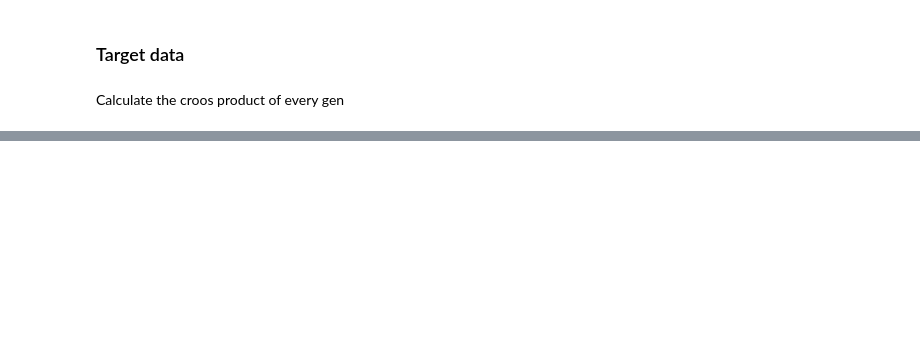
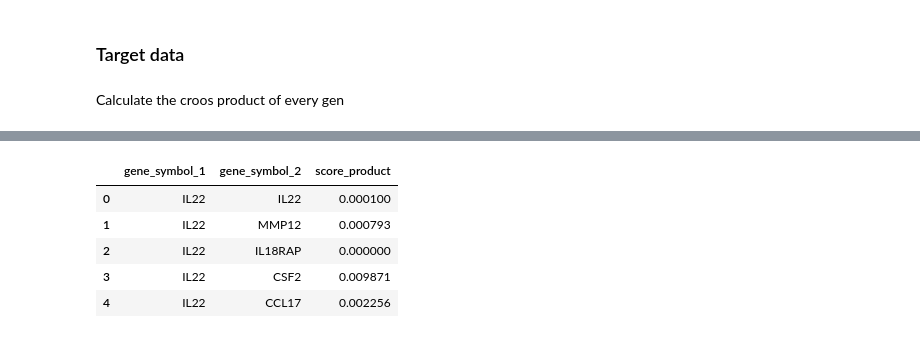
Before and after one commit to Emilioespinosaa/MultiTIE_GIG, a Jupyter notebook: notebooks/models/Training_models.ipynb, the cells around one changed output, grey strips where cells are left out. Cells and saved outputs as stored; diff of their text form; code cells hidden in the pictures; blank space fills up the shorter version.

```diff
--- a/notebooks/models/Training_models.ipynb
+++ b/notebooks/models/Training_models.ipynb
@@ -94,2 +151,13 @@ result = cross_product[[
+# %%
+combined_genes_score_path = "unique_pairs.csv"
+# %%
+combined_df = pd.read_csv(combined_genes_score_path)
 # %%
-result.head()
+combined_df.head()
+# %% [output]
+|  | gene_symbol_1 | gene_symbol_2 | score_product |
+| 0 | IL22 | IL22 | 0.000100 |
+| 1 | IL22 | MMP12 | 0.000793 |
+| 2 | IL22 | IL18RAP | 0.000000 |
+| 3 | IL22 | CSF2 | 0.009871 |
+| 4 | IL22 | CCL17 | 0.002256 |
```
Also changed, not shown: parts of 17 cells of this notebook.
